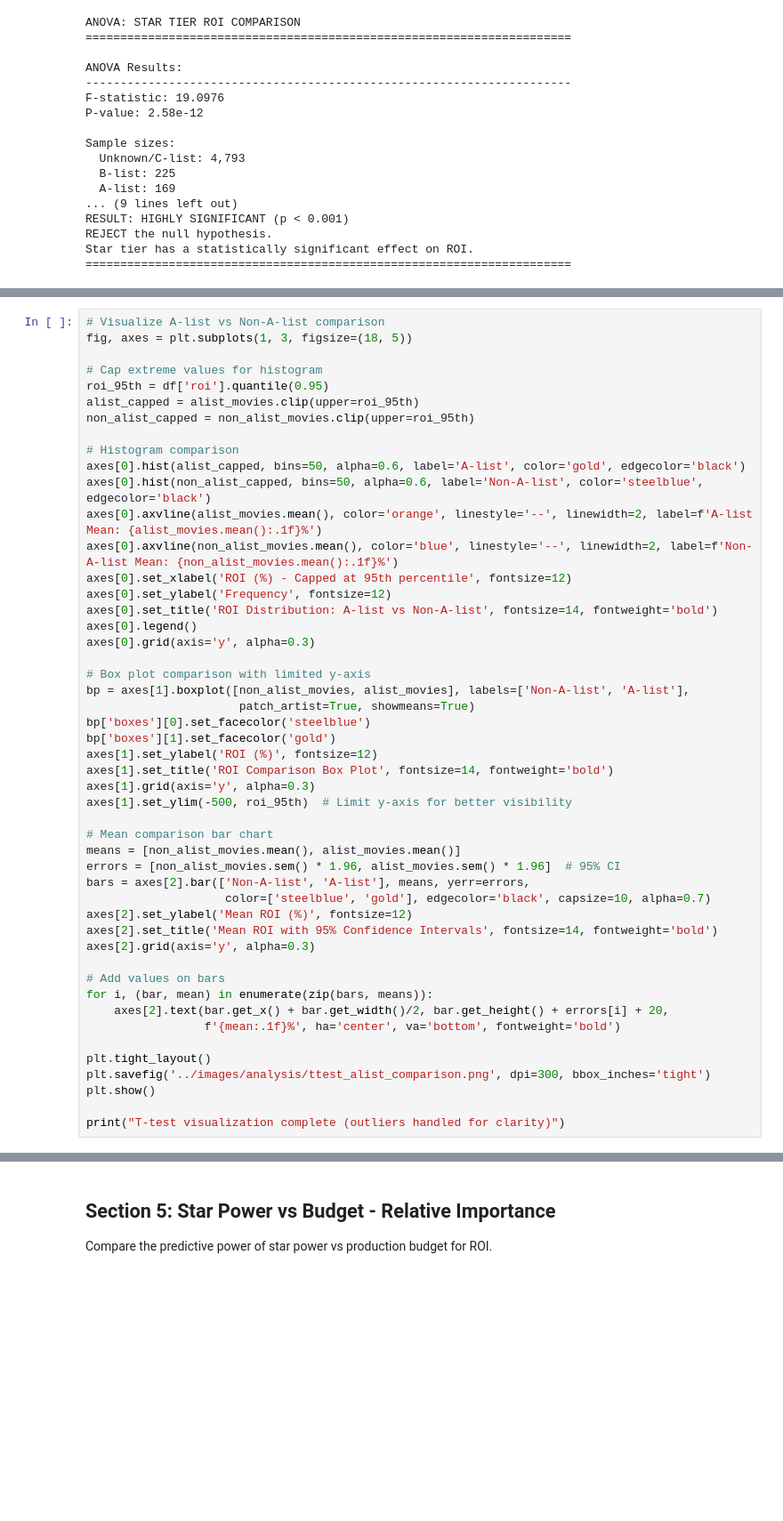
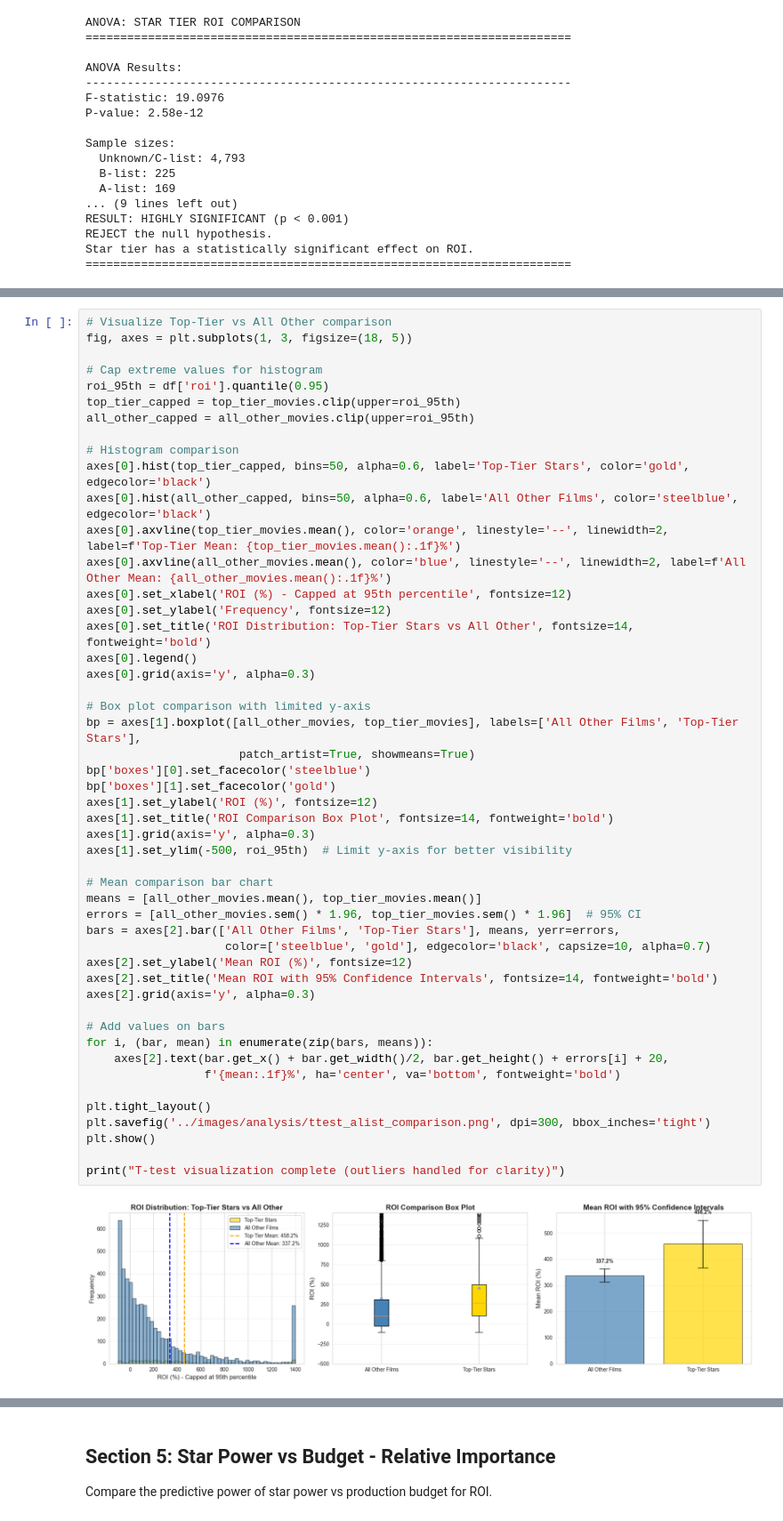
Before and after one commit to INFO523-Fall25-101-201/final-project-juan-nadal-solo, a Jupyter notebook: notebooks/02_star_power_analysis.ipynb, the cells around one changed output, grey strips where cells are left out. Shown at 89% size. Drawn from its saved outputs; the diff is of its cells as text; blank space fills up the shorter version.

```diff
--- a/notebooks/02_star_power_analysis.ipynb
+++ b/notebooks/02_star_power_analysis.ipynb
@@ -543,50 +603,52 @@ A-list stars have a statistically significant effect on ROI.
 ======================================================================
 # %%
-# Visualize A-list vs Non-A-list comparison
+# Visualize Top-Tier vs All Other comparison
 fig, axes = plt.subplots(1, 3, figsize=(18, 5))
 
 # Cap extreme values for histogram
 roi_95th = df['roi'].quantile(0.95)
-alist_capped = alist_movies.clip(upper=roi_95th)
-non_alist_capped = non_alist_movies.clip(upper=roi_95th)
+top_tier_capped = top_tier_movies.clip(upper=roi_95th)
+all_other_capped = all_other_movies.clip(upper=roi_95th)
 
 # Histogram comparison
-axes[0].hist(alist_capped, bins=50, alpha=0.6, label='A-list', color='gold', edgecolor='black')
-axes[0].hist(non_alist_capped, bins=50, alpha=0.6, label='Non-A-list', color='steelblue', edgecolor='black')
-axes[0].axvline(alist_movies.mean(), color='orange', linestyle='--', linewidth=2, label=f'A-list Mean: {alist_movies.mean():.1f}%')
-axes[0].axvline(non_alist_movies.mean(), color='blue', linestyle='--', linewidth=2, label=f'Non-A-list Mean: {non_alist_movies.mean():.1f}%')
+axes[0].hist(top_tier_capped, bins=50, alpha=0.6, label='Top-Tier Stars', color='gold', edgecolor='black')
+axes[0].hist(all_other_capped, bins=50, alpha=0.6, label='All Other Films', color='steelblue', edgecolor='black')
+axes[0].axvline(top_tier_movies.mean(), color='orange', linestyle='--', linewidth=2, label=f'Top-Tier Mean: {top_tier_movies.mean():.1f}%')
+axes[0].axvline(all_other_movies.mean(), color='blue', linestyle='--', linewidth=2, label=f'All Other Mean: {all_other_movies.mean():.1f}%')
 axes[0].set_xlabel('ROI (%) - Capped at 95th percentile', fontsize=12)
 axes[0].set_ylabel('Frequency', fontsize=12)
-axes[0].set_title('ROI Distribution: A-list vs Non-A-list', fontsize=14, fontweight='bold')
+axes[0].set_title('ROI Distribution: Top-Tier Stars vs All Other', fontsize=14, fontweight='bold')
 axes[0].legend()
 axes[0].grid(axis='y', alpha=0.3)
 
 # Box plot comparison with limited y-axis
-bp = axes[1].boxplot([non_alist_movies, alist_movies], labels=['Non-A-list', 'A-list'],
+bp = axes[1].boxplot([all_other_movies, top_tier_movies], labels=['All Other Films', 'Top-Tier Stars'],
                       patch_artist=True, showmeans=True)
 bp['boxes'][0].set_facecolor('steelblue')
 bp['boxes'][1].set_facecolor('gold')
 axes[1].set_ylabel('ROI (%)', fontsize=12)
 axes[1].set_title('ROI Comparison Box Plot', fontsize=14, fontweight='bold')
 axes[1].grid(axis='y', alpha=0.3)
 axes[1].set_ylim(-500, roi_95th)  # Limit y-axis for better visibility
 
 # Mean comparison bar chart
-means = [non_alist_movies.mean(), alist_movies.mean()]
-errors = [non_alist_movies.sem() * 1.96, alist_movies.sem() * 1.96]  # 95% CI
-bars = axes[2].bar(['Non-A-list', 'A-list'], means, yerr=errors,
+means = [all_other_movies.mean(), top_tier_movies.mean()]
+errors = [all_other_movies.sem() * 1.96, top_tier_movies.sem() * 1.96]  # 95% CI
+bars = axes[2].bar(['All Other Films', 'Top-Tier Stars'], means, yerr=errors,
                     color=['steelblue', 'gold'], edgecolor='black', capsize=10, alpha=0.7)
 axes[2].set_ylabel('Mean ROI (%)', fontsize=12)
 axes[2].set_title('Mean ROI with 95% Confidence Intervals', fontsize=14, fontweight='bold')
 axes[2].grid(axis='y', alpha=0.3)
 
 # Add values on bars
 for i, (bar, mean) in enumerate(zip(bars, means)):
     axes[2].text(bar.get_x() + bar.get_width()/2, bar.get_height() + errors[i] + 20,
                  f'{mean:.1f}%', ha='center', va='bottom', fontweight='bold')
 
 plt.tight_layout()
 plt.savefig('../images/analysis/ttest_alist_comparison.png', dpi=300, bbox_inches='tight')
 plt.show()
 
 print("T-test visualization complete (outliers handled for clarity)")
+# %% [output]
+[figure, added]
```
Also changed, not shown: parts of 16 cells of this notebook, 7 other files.
